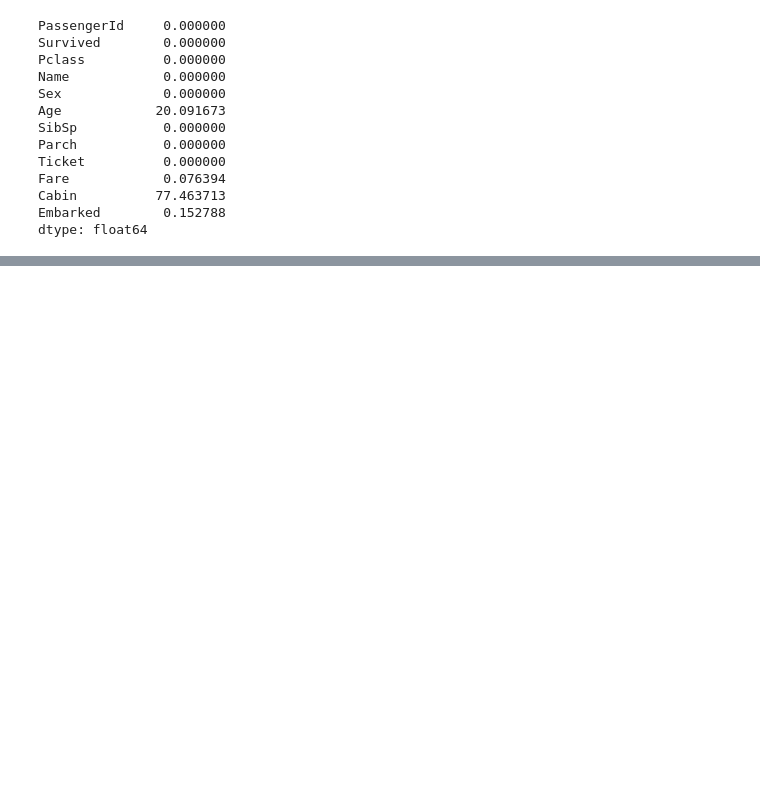
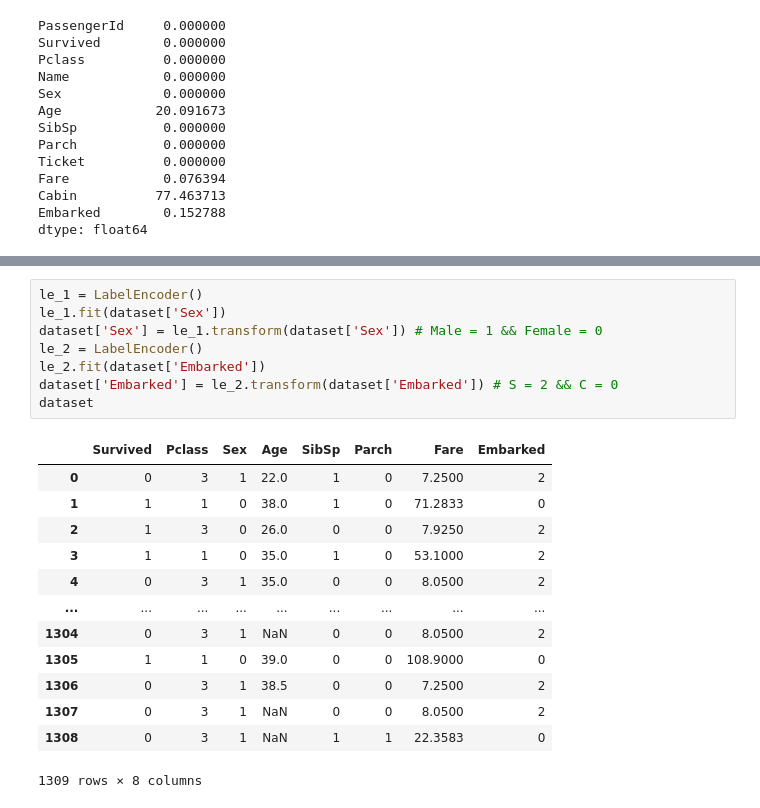
Before and after one commit to sahiltapu/Machine_Learning_projects, a Jupyter notebook: LOGISTIC_REGRESSION/titanic_survivor_pred/Titanic_survivor_prediction.ipynb, the cells around one changed output, grey strips where cells are left out. Drawn from its saved outputs; the diff is of its cells as text; blank space fills up the shorter version.

```diff
--- a/LOGISTIC_REGRESSION/titanic_survivor_pred/Titanic_survivor_prediction.ipynb
+++ b/LOGISTIC_REGRESSION/titanic_survivor_pred/Titanic_survivor_prediction.ipynb
@@ -106,0 +103,22 @@ dataset.duplicated("PassengerId").sum()
+# %%
+le_1 = LabelEncoder()
+le_1.fit(dataset['Sex'])
+dataset['Sex'] = le_1.transform(dataset['Sex']) # Male = 1 && Female = 0
+le_2 = LabelEncoder()
+le_2.fit(dataset['Embarked'])
+dataset['Embarked'] = le_2.transform(dataset['Embarked']) # S = 2 && C = 0
+dataset
+# %% [output]
+|  | Survived | Pclass | Sex | Age | SibSp | Parch | Fare | Embarked |
+| 0 | 0 | 3 | 1 | 22.0 | 1 | 0 | 7.2500 | 2 |
+| 1 | 1 | 1 | 0 | 38.0 | 1 | 0 | 71.2833 | 0 |
+| 2 | 1 | 3 | 0 | 26.0 | 0 | 0 | 7.9250 | 2 |
+| 3 | 1 | 1 | 0 | 35.0 | 1 | 0 | 53.1000 | 2 |
+| 4 | 0 | 3 | 1 | 35.0 | 0 | 0 | 8.0500 | 2 |
+| ... | ... | ... | ... | ... | ... | ... | ... | ... |
+| 1304 | 0 | 3 | 1 | NaN | 0 | 0 | 8.0500 | 2 |
+| 1305 | 1 | 1 | 0 | 39.0 | 0 | 0 | 108.9000 | 0 |
+| 1306 | 0 | 3 | 1 | 38.5 | 0 | 0 | 7.2500 | 2 |
+| 1307 | 0 | 3 | 1 | NaN | 0 | 0 | 8.0500 | 2 |
+| 1308 | 0 | 3 | 1 | NaN | 1 | 1 | 22.3583 | 0 |
+1309 rows × 8 columns
```
Also changed, not shown: parts of 20 cells of this notebook.
